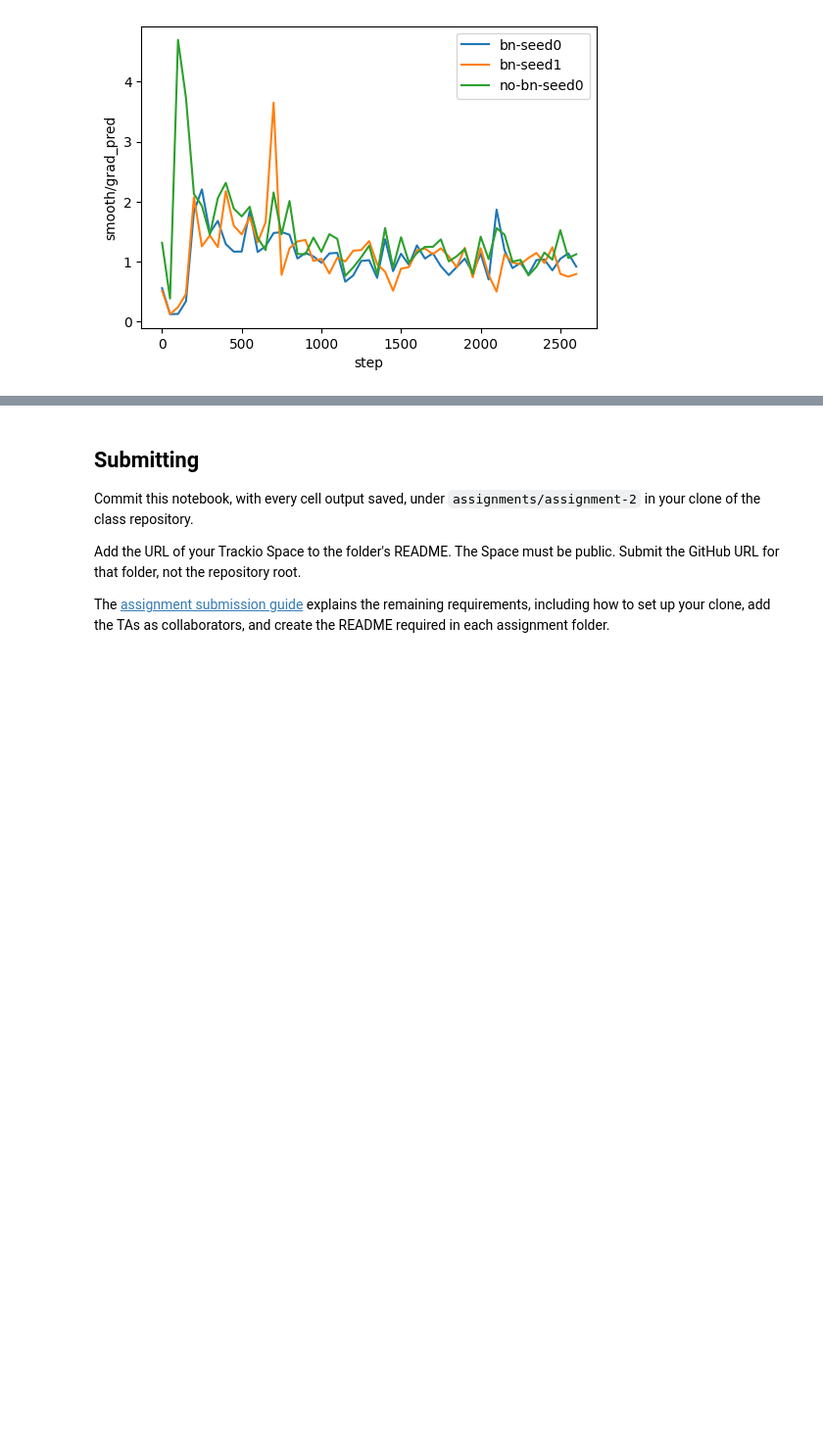
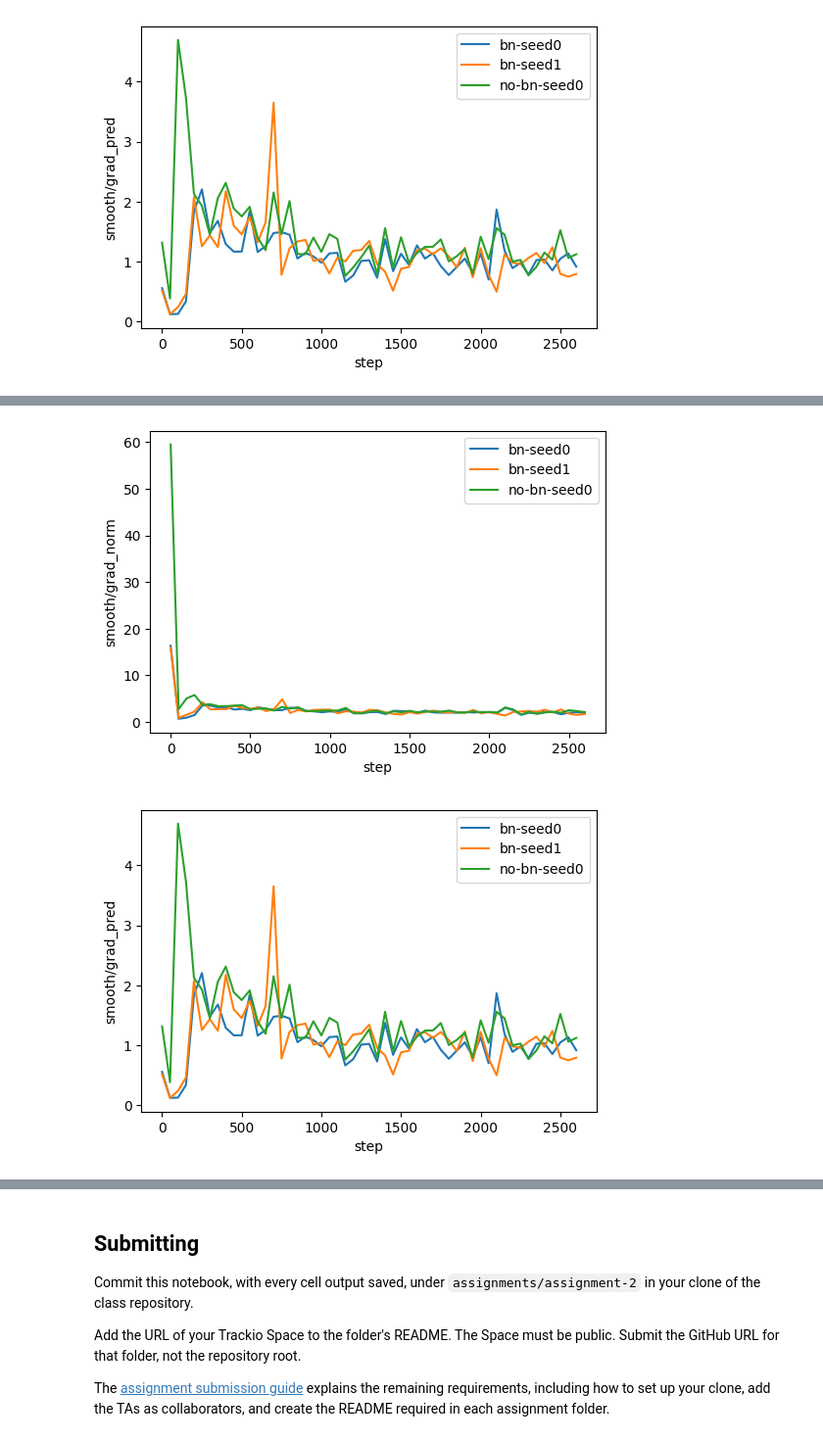
Before and after one commit to pixel82004/AI-AGENTS-INTRO-AI, a Jupyter notebook: assignments/assignment-2/detection-instrumentation.ipynb, the cells around one changed output, grey strips where cells are left out. Shown at 98% size. Saved outputs shown, nothing was run; the diff lists cells and outputs as text; code cells hidden in the pictures; blank space fills up the shorter version.

```diff
--- a/assignments/assignment-2/detection-instrumentation.ipynb
+++ b/assignments/assignment-2/detection-instrumentation.ipynb
@@ -808,5 +780,10 @@ plot_metric("smooth", "grad_pred")
 # %%
-# Gradient predictiveness and gradient norm
+
+plot_metric("smooth", "grad_norm")
+plot_metric("smooth", "grad_pred")
+# %% [output]
+[figure, added]
+[figure, added]
 # %% [markdown]
 ## Part 3: questions
 
```
Also changed, not shown: parts of 8 cells of this notebook, 1 other file.
